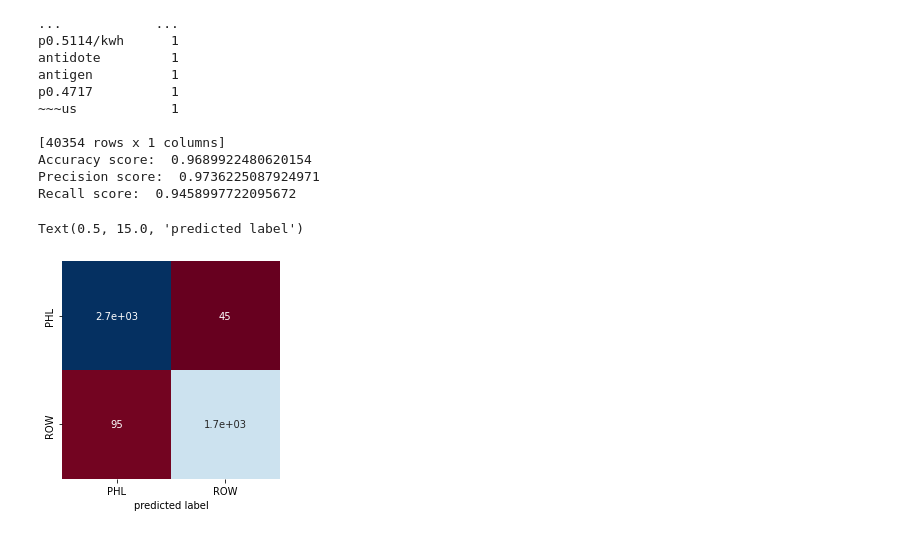
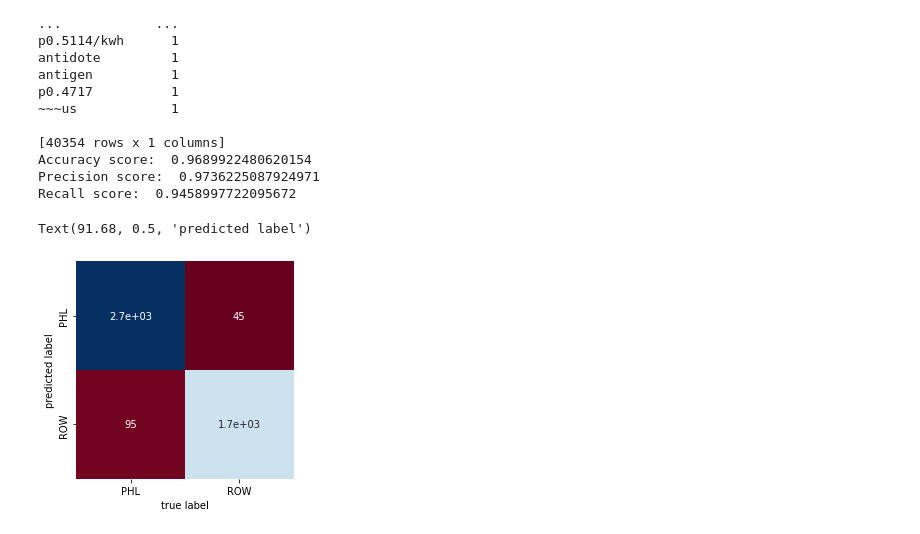
Before and after one commit to jcosto/news_summary, a Jupyter notebook: news_bmw_docx_read_discover.ipynb, the cells around one changed output. Drawn from its saved outputs; the diff is of its cells as text; code cells hidden in the pictures.

```diff
--- a/news_bmw_docx_read_discover.ipynb
+++ b/news_bmw_docx_read_discover.ipynb
@@ -94,18 +94,18 @@ Recall score:  0.9458997722095672
 # %%
 from sklearn.metrics import confusion_matrix
 import matplotlib.pyplot as plt
 import seaborn as sns
 
 cm = confusion_matrix(y_test, predictions)
 sns.heatmap(
     cm, square=True, annot=True, cmap='RdBu', cbar=False,
     xticklabels=['PHL', 'ROW'], yticklabels=['PHL', 'ROW']
 )
 plt.xlabel('true label')
-plt.xlabel('predicted label')
+plt.ylabel('predicted label')
 # %% [output]
-Text(0.5, 15.0, 'predicted label')
+Text(91.68, 0.5, 'predicted label')
-[figure, old version]
+[figure, new version]
 # %%
 # import pickle
 # with open(r'mnb_bmw.pkl','wb') as f:
```
